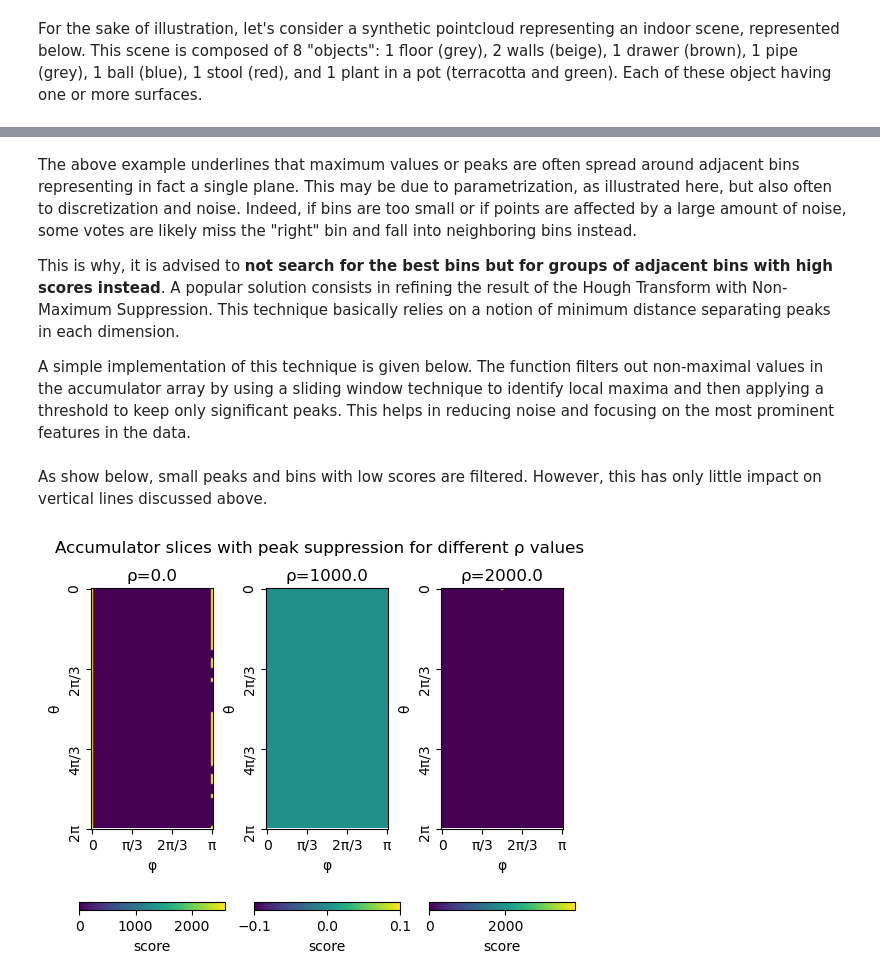
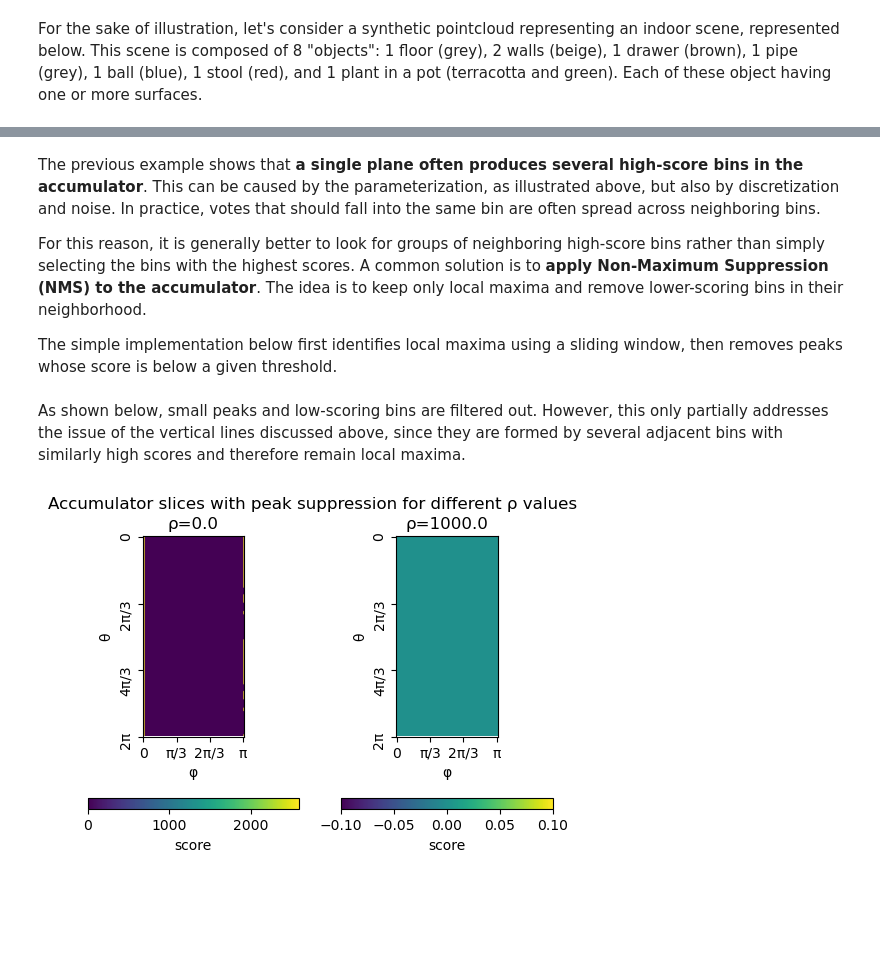
Before and after one commit to jlgregorio/tutorials-pointcloud-python, a Jupyter notebook: 07.segmentation.ipynb, the cells around one changed output, grey strips where cells are left out. Cells and saved outputs as stored; diff of their text form; code cells hidden in the pictures; blank space fills up the shorter version.

```diff
--- a/07.segmentation.ipynb
+++ b/07.segmentation.ipynb
@@ -78,22 +78,20 @@ def compute_normals_residuals(points, neighbor_finding_function):
     return normals, residuals
 # %%
 # Compute and plot residuals
-def neighbor_finding_function(x): return kdtree.query(x, k=10)[1]
+def neighbor_finder(x): return kdtree.query(x, k=10)[1]
 # for spherical neighborhood: return kdtree.query_ball_point(x, r=10.)
-normals, residuals = compute_normals_residuals(points, neighbor_finding_function)
+normals, residuals = compute_normals_residuals(points, neighbor_finder)
 
 # Plot pointcloud colored by residuals
-fig = plt.figure(figsize=(8, 8))
+fig = plt.figure(figsize=(8, 6))
 ax = fig.add_subplot(projection="3d")
 p = ax.scatter(points[:, 0], points[:, 1], points[:, 2],
           c=residuals, cmap="plasma")
-ax.set_xlabel('x')
-ax.set_ylabel('y')
-ax.set_zlabel('z')
-ax.view_init(20, 210)
 cbar = fig.colorbar(p, shrink=0.5)
 cbar.set_label('residuals')
-plt.axis("equal")
-plt.title("Pointcloud colored by residuals")
+ax.set_axis_off()
+ax.set_box_aspect([1, 1, 1])
+ax.view_init(elev=20, azim=210)
+ax.set_title("Pointcloud colored by residuals")
 plt.show()
 # %% [output]
@@ -183,6 +173,6 @@ As seen below, smooth surfaces are well segmented, leaving edges and irregular s
 # %%
 # Segment pointcloud using region growing
-regions = region_growing(points, normals, residuals, neighbor_finding_function,
+regions = region_growing(points, normals, residuals, neighbor_finder,
                          angle_threshold, residual_threshold)
 
 # Attribute a label to each point (number of attributed region)
@@ -194,16 +184,14 @@ classes = ["surf {}".format(i) for i in range(len(np.unique(labels)))]
 classes[0] = "others"
 
 # Plot segmented pointcloud using region growing
-fig = plt.figure(figsize=(8, 8))
+fig = plt.figure(figsize=(8, 6))
 ax = fig.add_subplot(projection="3d")
 s = ax.scatter(points[:, 0], points[:, 1], points[:,2],
                c=labels, cmap="Paired")
-ax.set_xlabel('x')
-ax.set_ylabel('y')
-ax.set_zlabel('z')
 ax.legend(loc="right", handles=s.legend_elements()[0], labels=classes)
+ax.set_axis_off()
+ax.set_box_aspect([1, 1, 1])
 ax.view_init(20, 210)
-plt.axis("equal")
-plt.title("Segmented pointcloud using region growing")
+ax.set_title("Segmented pointcloud using region growing")
 plt.show()
 # %% [output]
@@ -405,8 +359,8 @@ These planes correspond to adjacent cells in the accumulator, materialized by tw
 # %%
 # Show accumulator values for layer rho_index
-rho_indices = [0, 1000, 2000]
+rho_indices = [0, 1000]
 
-fig, axes = plt.subplots(1, len(rho_indices))
+fig, axes = plt.subplots(1, len(rho_indices), figsize=(6, 4))
 for ax, rho_index in zip(axes, rho_indices):
     im = ax.imshow(accumulator[:,:,rho_index], cmap='viridis')
     cbar = fig.colorbar(im, ax=ax,
@@ -449,17 +403,15 @@ classes = ["plane {}".format(i) for i in range(len(np.unique(labels)))]
 classes[0] = "others"
 
 # Plot segmented pointcloud using Hough Transform
-fig = plt.figure(figsize=(8, 8))
+fig = plt.figure(figsize=(8, 6))
 ax = fig.add_subplot(projection="3d")
 s = ax.scatter(points[:, 0], points[:, 1], points[:,2],
                 c=labels, cmap="Paired")
-ax.set_xlabel('x')
-ax.set_ylabel('y')
-ax.set_zlabel('z')
 ax.legend(loc="right", handles=s.legend_elements()[0], labels=classes)
+ax.set_axis_off()
+ax.set_box_aspect([1, 1, 1])
 ax.view_init(20, 210)
-plt.axis("equal")
-plt.title("Segmented pointcloud using Hough Transform")
+ax.set_title("Segmented pointcloud using Hough Transform")
 plt.show()
 # %% [output]
 Number of significant planes (score >= 500): 243
@@ -468,9 +420,9 @@ Number of unique significant planes: 5
 # %% [markdown]
-The above example underlines that maximum values or peaks are often spread around adjacent bins representing in fact a single plane. This may be due to parametrization, as illustrated here, but also often to discretization and noise. Indeed, if bins are too small or if points are affected by a large amount of noise, some votes are likely miss the "right" bin and fall into neighboring bins instead.
+The previous example shows that **a single plane often produces several high-score bins in the accumulator**. This can be caused by the parameterization, as illustrated above, but also by discretization and noise. In practice, votes that should fall into the same bin are often spread across neighboring bins.
 
-This is why, it is advised to **not search for the best bins but for groups of adjacent bins with high scores instead**. A popular solution consists in refining the result of the Hough Transform with Non-Maximum Suppression. This technique basically relies on a notion of minimum distance separating peaks in each dimension.
+For this reason, it is generally better to look for groups of neighboring high-score bins rather than simply selecting the bins with the highest scores. A common solution is to **apply Non-Maximum Suppression (NMS) to the accumulator**. The idea is to keep only local maxima and remove lower-scoring bins in their neighborhood.
 
-A simple implementation of this technique is given below. The function filters out non-maximal values in the accumulator array by using a sliding window technique to identify local maxima and then applying a threshold to keep only significant peaks. This helps in reducing noise and focusing on the most prominent features in the data.
+The simple implementation below first identifies local maxima using a sliding window, then removes peaks whose score is below a given threshold.
 # %%
 def peak_window(accumulator, size_theta=5, size_phi=5, size_rho=3, threshold=None):
     """Use a sliding window technique to filter out the maxima in the accumulator
@@ -492,27 +444,27 @@ def peak_window(accumulator, size_theta=5, size_phi=5, size_rho=3, threshold=Non
 
     return acc
 # %% [markdown]
-As show below, small peaks and bins with low scores are filtered. However, this has only little impact on vertical lines discussed above.
+As shown below, small peaks and low-scoring bins are filtered out. However, this only partially addresses the issue of the vertical lines discussed above, since they are formed by several adjacent bins with similarly high scores and therefore remain local maxima.
 # %%
 # Apply our peak detection
 new_accumulator = peak_window(accumulator)
 
 # Show new accumulator values (with peak suppression) for layer rho_index
 # (rho_indices defined above)
-fig, axes = plt.subplots(1, len(rho_indices))
+fig, axes = plt.subplots(1, len(rho_indices), figsize=(6, 4))
 for ax, rho_index in zip(axes, rho_indices):
     im = ax.imshow(new_accumulator[:,:,rho_index], cmap='viridis')
     cbar = fig.colorbar(im, ax=ax,
                         location="bottom", orientation="horizontal", pad=0.2)
     cbar.set_label('score')
     ax.set_xticks(np.linspace(0, len(phi_values)-1, 4))
     ax.set_xticklabels(["0", "π/3", "2π/3", "π"], rotation=0)
     ax.set_xlabel('φ')
     ax.set_yticks(np.linspace(0, len(theta_values), 4))
     ax.set_yticklabels(["0", "2π/3", "4π/3", "2π"], rotation=90)
     ax.set_ylabel('θ')
     ax.set_title(f"ρ={rho_values[rho_index]}")
 fig.suptitle("Accumulator slices with peak suppression for different ρ values")
 plt.show()
 # %% [output]
-[figure, old version]
+[figure, new version]
```
Also changed, not shown: parts of 35 cells of this notebook, 2 other files.
